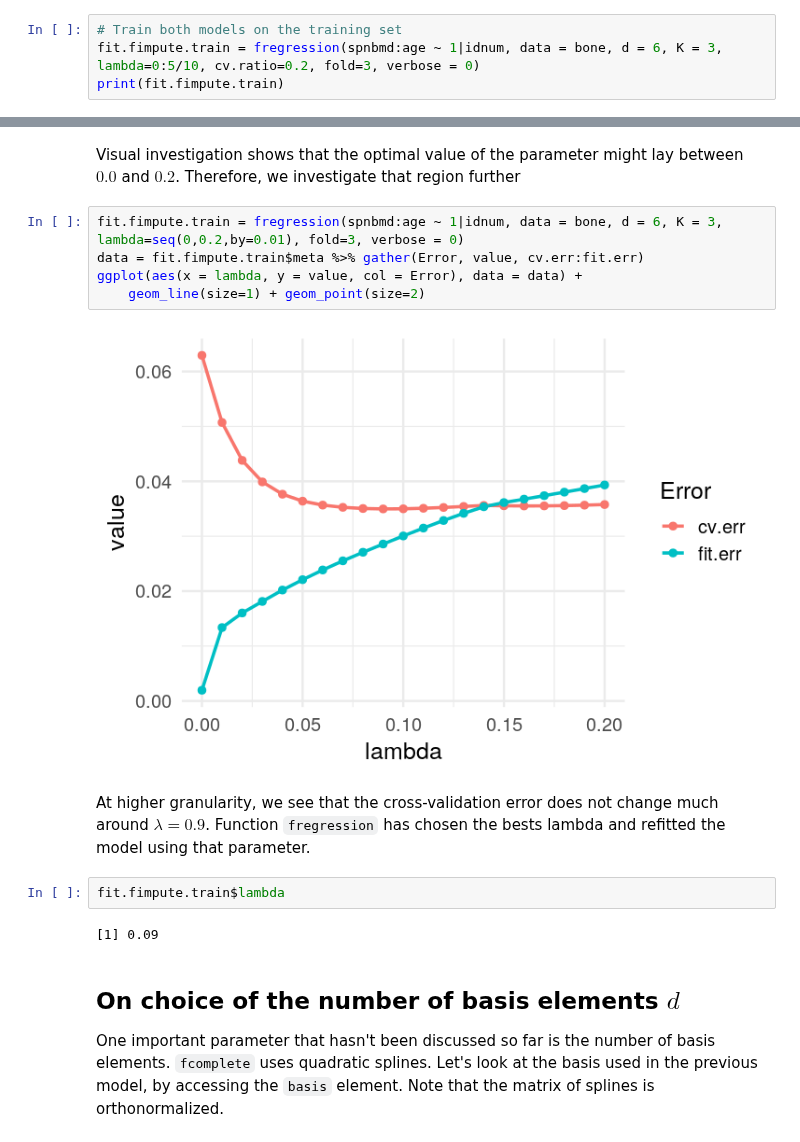
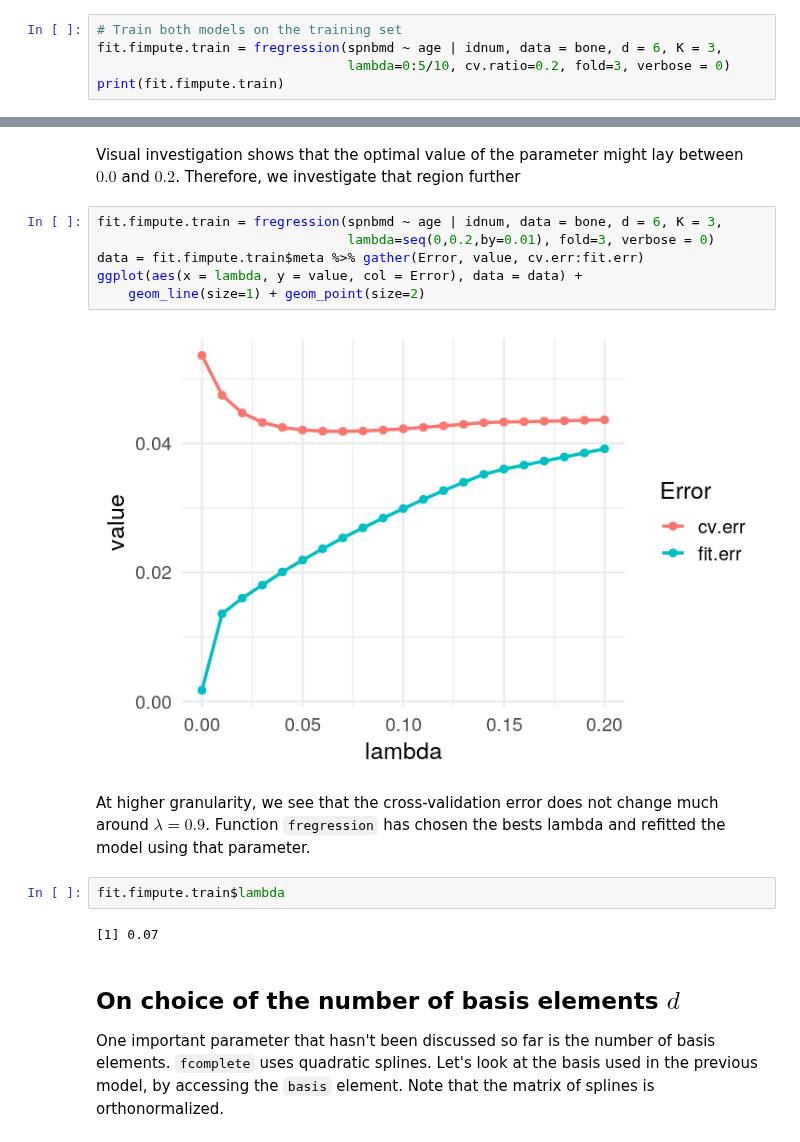
Before and after one commit to kidzik/fcomplete, a Jupyter notebook: vignettes/Regularization.ipynb, the cells around one changed output, grey strips where cells are left out. Cells and saved outputs as stored; diff of their text form.

```diff
--- a/vignettes/Regularization.ipynb
+++ b/vignettes/Regularization.ipynb
@@ -27,6 +26,7 @@ ggplot(aes(x = age, y = spnbmd, color = factor(idnum)), data = bone[1:100,]) +
 Next, we run the optimization using some grid of `lambda`s, test set size set to $20\%$ using parameter `cv.ratio`, and we set `3` repetitions with parameter `fold`.
 # %%
 # Train both models on the training set
-fit.fimpute.train = fregression(spnbmd:age ~ 1|idnum, data = bone, d = 6, K = 3, lambda=0:5/10, cv.ratio=0.2, fold=3, verbose = 0)
+fit.fimpute.train = fregression(spnbmd ~ age | idnum, data = bone, d = 6, K = 3,
+                                lambda=0:5/10, cv.ratio=0.2, fold=3, verbose = 0)
 print(fit.fimpute.train)
 # %% [output]
@@ -70,18 +70,19 @@ ggplot(aes(x = lambda, y = value, col = Error), data = data) +
 # %% [markdown]
 Visual investigation shows that the optimal value of the parameter might lay between $0.0$ and $0.2$. Therefore, we investigate that region further
 # %%
-fit.fimpute.train = fregression(spnbmd:age ~ 1|idnum, data = bone, d = 6, K = 3, lambda=seq(0,0.2,by=0.01), fold=3, verbose = 0)
+fit.fimpute.train = fregression(spnbmd ~ age | idnum, data = bone, d = 6, K = 3,
+                                lambda=seq(0,0.2,by=0.01), fold=3, verbose = 0)
 data = fit.fimpute.train$meta %>% gather(Error, value, cv.err:fit.err)
 ggplot(aes(x = lambda, y = value, col = Error), data = data) +
     geom_line(size=1) + geom_point(size=2)
 # %% [output]
-[figure, old version]
+[figure, new version]
 # %% [markdown]
 At higher granularity, we see that the cross-validation error does not change much around $\lambda=0.9$. Function `fregression` has chosen the bests lambda and refitted the model using that parameter.
 # %%
 fit.fimpute.train$lambda
 # %% [output]
-[1] 0.09
+[1] 0.07
 # %% [markdown]
 ## On choice of the number of basis elements $d$
 
```
Also changed, not shown: parts of 7 cells of this notebook, 6 other files.
